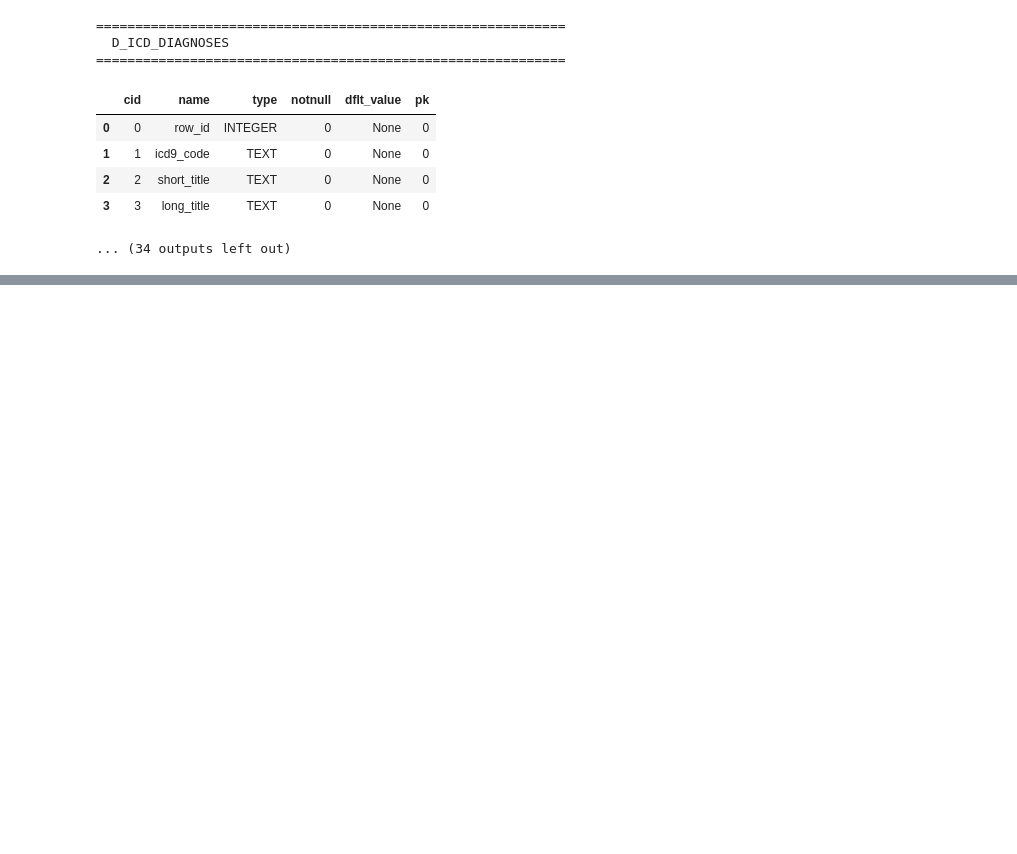
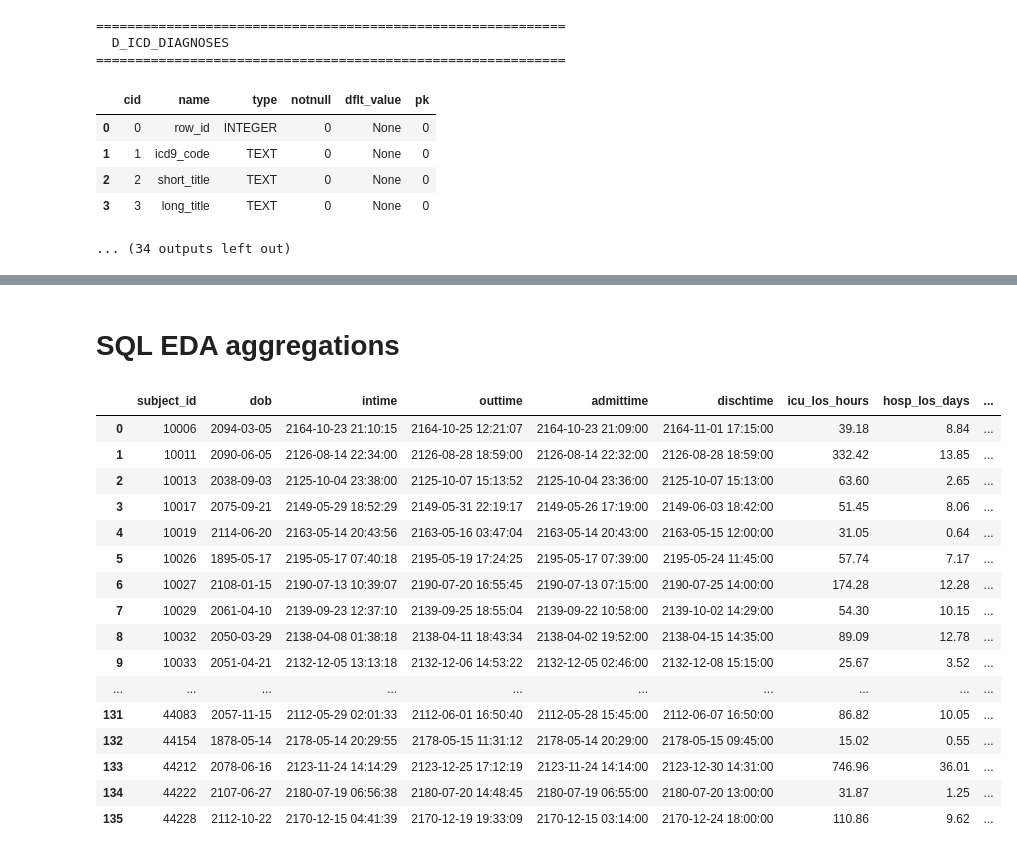
Before and after one commit to cristopher-d-delgado/clinical_intelligence, a Jupyter notebook: notebooks/eda.ipynb, the cells around one changed output, grey strips where cells are left out. Drawn from its saved outputs; the diff is of its cells as text; code cells hidden in the pictures; blank space fills up the shorter version.

Commit message:
created query for table view 1 v_cohort

```diff
--- a/notebooks/eda.ipynb
+++ b/notebooks/eda.ipynb
@@ -10,7 +10,7 @@ pd.set_option('display.max_rows', None)      # Show all rows
 # Determine DB schema
 # %%
 # Connect to sql db
-conn = sqlite3.connect("../db/mimic.db")
+conn = sqlite3.connect("../data/mimic.db")
 
 # Determine what tables Exist
 pd.read_sql(
@@ -285,3 +327,52 @@ for (t,) in tables:
+# %% [markdown]
+# SQL EDA aggregations
+# %%
+# ========================================
+# Table View 1: v_cohort
+# =========================================
+# Can join icustays with admission through 'hadm_id'
+# Can join icustays with patients through 'subject_id'
+
+# From icustays need columns: [intime, outtime]
+#   To determine length of stay in ICU
+# FROM admissions need columns: [admittime, dischtime]
+#   To determine hospital length of stay
+# FROM patients need columns: [dob]
+#   determine the age of patients using admittime
+pd.read_sql(
+    """
+    SELECT
+        p.subject_id, p.dob,
+        i.intime, i.outtime,
+        a.admittime, a.dischtime,
+
+        ROUND((JULIANDAY(outtime) - JULIANDAY(intime)) * 24, 2) AS icu_los_hours,
+        ROUND(JULIANDAY(dischtime) - JULIANDAY(admittime), 2) AS hosp_los_days,
+        ROUND((JULIANDAY(admittime) - JULIANDAY(dob)) / 365, 1) AS age_at_admit
+    FROM icustays AS i
+    JOIN admissions AS a ON i.hadm_id = a.hadm_id
+    JOIN patients AS p ON a.subject_id = p.subject_id
+    """,
+    conn
+)
+# %% [output]
+|  | subject_id | dob | intime | outtime | admittime | dischtime | icu_los_hours | hosp_los_days | ... |
+| 0 | 10006 | 2094-03-05 | 2164-10-23 21:10:15 | 2164-10-25 12:21:07 | 2164-10-23 21:09:00 | 2164-11-01 17:15:00 | 39.18 | 8.84 | ... |
+| 1 | 10011 | 2090-06-05 | 2126-08-14 22:34:00 | 2126-08-28 18:59:00 | 2126-08-14 22:32:00 | 2126-08-28 18:59:00 | 332.42 | 13.85 | ... |
+| 2 | 10013 | 2038-09-03 | 2125-10-04 23:38:00 | 2125-10-07 15:13:52 | 2125-10-04 23:36:00 | 2125-10-07 15:13:00 | 63.60 | 2.65 | ... |
+| 3 | 10017 | 2075-09-21 | 2149-05-29 18:52:29 | 2149-05-31 22:19:17 | 2149-05-26 17:19:00 | 2149-06-03 18:42:00 | 51.45 | 8.06 | ... |
+| 4 | 10019 | 2114-06-20 | 2163-05-14 20:43:56 | 2163-05-16 03:47:04 | 2163-05-14 20:43:00 | 2163-05-15 12:00:00 | 31.05 | 0.64 | ... |
+| 5 | 10026 | 1895-05-17 | 2195-05-17 07:40:18 | 2195-05-19 17:24:25 | 2195-05-17 07:39:00 | 2195-05-24 11:45:00 | 57.74 | 7.17 | ... |
+| 6 | 10027 | 2108-01-15 | 2190-07-13 10:39:07 | 2190-07-20 16:55:45 | 2190-07-13 07:15:00 | 2190-07-25 14:00:00 | 174.28 | 12.28 | ... |
+| 7 | 10029 | 2061-04-10 | 2139-09-23 12:37:10 | 2139-09-25 18:55:04 | 2139-09-22 10:58:00 | 2139-10-02 14:29:00 | 54.30 | 10.15 | ... |
+| 8 | 10032 | 2050-03-29 | 2138-04-08 01:38:18 | 2138-04-11 18:43:34 | 2138-04-02 19:52:00 | 2138-04-15 14:35:00 | 89.09 | 12.78 | ... |
+| 9 | 10033 | 2051-04-21 | 2132-12-05 13:13:18 | 2132-12-06 14:53:22 | 2132-12-05 02:46:00 | 2132-12-08 15:15:00 | 25.67 | 3.52 | ... |
+| ... | ... | ... | ... | ... | ... | ... | ... | ... | ... |
+| 131 | 44083 | 2057-11-15 | 2112-05-29 02:01:33 | 2112-06-01 16:50:40 | 2112-05-28 15:45:00 | 2112-06-07 16:50:00 | 86.82 | 10.05 | ... |
+| 132 | 44154 | 1878-05-14 | 2178-05-14 20:29:55 | 2178-05-15 11:31:12 | 2178-05-14 20:29:00 | 2178-05-15 09:45:00 | 15.02 | 0.55 | ... |
+| 133 | 44212 | 2078-06-16 | 2123-11-24 14:14:29 | 2123-12-25 17:12:19 | 2123-11-24 14:14:00 | 2123-12-30 14:31:00 | 746.96 | 36.01 | ... |
+| 134 | 44222 | 2107-06-27 | 2180-07-19 06:56:38 | 2180-07-20 14:48:45 | 2180-07-19 06:55:00 | 2180-07-20 13:00:00 | 31.87 | 1.25 | ... |
+| 135 | 44228 | 2112-10-22 | 2170-12-15 04:41:39 | 2170-12-19 19:33:09 | 2170-12-15 03:14:00 | 2170-12-24 18:00:00 | 110.86 | 9.62 | ... |
 # %%
 
 # # Register views from features.sql file
```
Also changed, not shown: parts of 1 cell of this notebook, 1 other file.
